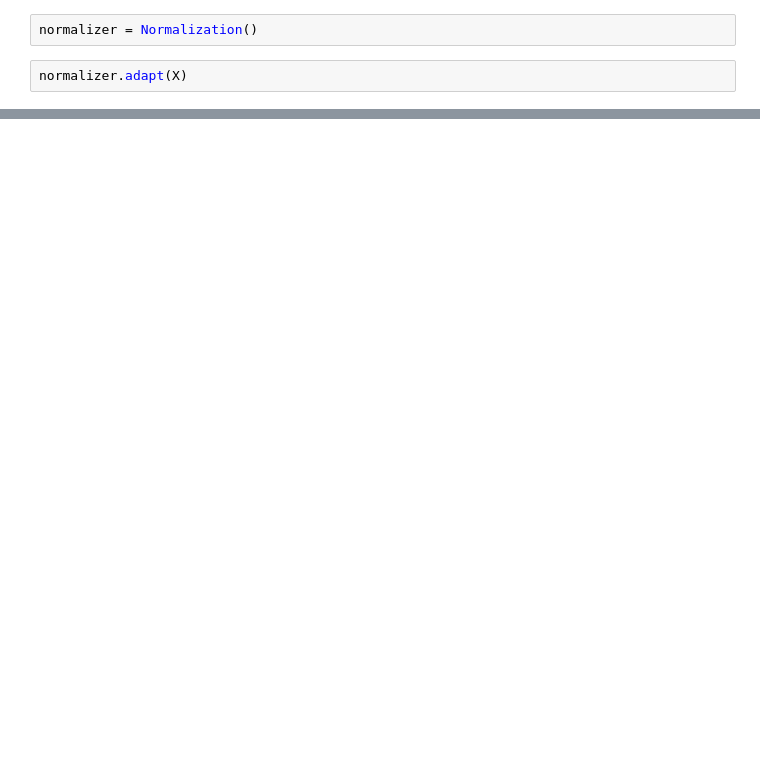
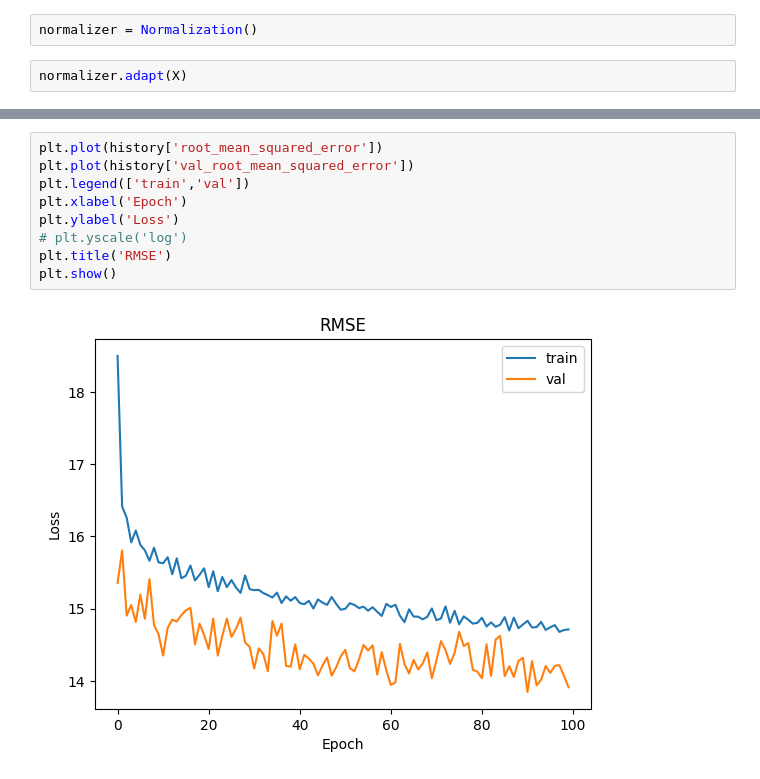
Before and after one commit to Krish3736/Car-price-prediction, a Jupyter notebook: car_prediction_model_training.ipynb, the cells around one changed output, grey strips where cells are left out. Drawn from its saved outputs; the diff is of its cells as text; blank space fills up the shorter version.

```diff
--- a/car_prediction_model_training.ipynb
+++ b/car_prediction_model_training.ipynb
@@ -163,0 +379,11 @@ print(graphviz.__version__)
+# %%
+plt.plot(history['root_mean_squared_error'])
+plt.plot(history['val_root_mean_squared_error'])
+plt.legend(['train','val'])
+plt.xlabel('Epoch')
+plt.ylabel('Loss')
+# plt.yscale('log')
+plt.title('RMSE')
+plt.show()
+# %% [output]
+[figure, added]
```
Also changed, not shown: parts of 50 cells of this notebook.
